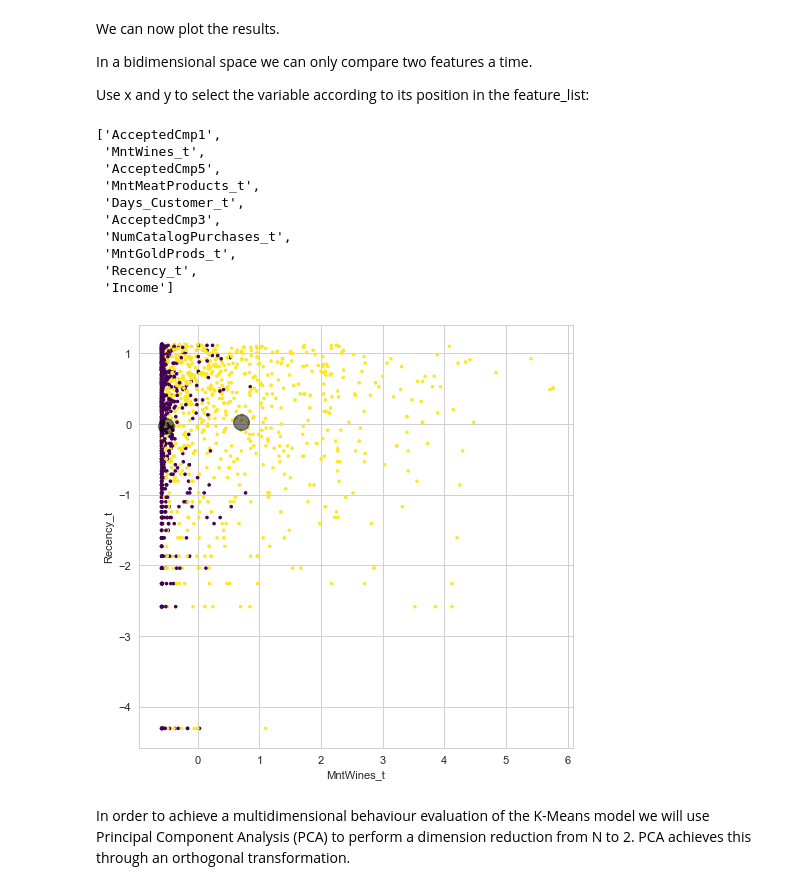
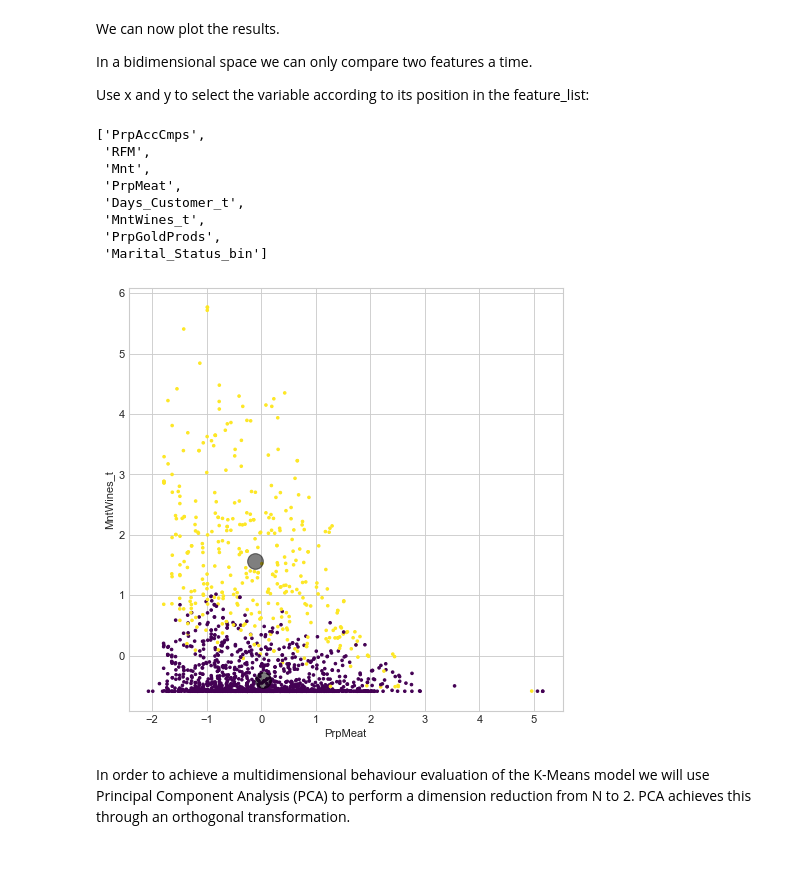
Before and after one commit to RodolfoLSS/machine_learning_classification, a Jupyter notebook: Feature_Exploration.ipynb, the cells around one changed output. Drawn from its saved outputs; the diff is of its cells as text; code cells hidden in the pictures; blank space fills up the shorter version.

```diff
--- a/Feature_Exploration.ipynb
+++ b/Feature_Exploration.ipynb
@@ -338,7 +338,7 @@ Name: std, dtype: float64
 data_.drop(labels=const_lab, axis=1, inplace=True) # Now data_ does not contain zero variance variables.
 
 
-feat_n = list(filter(lambda x: x not in const, feat_n)) # Removing the names of the no varaiance variables
+feat_n = list(filter(lambda x: x not in const_lab, feat_n)) # Removing the names of the no varaiance variables
                                                         # from the list of numerical features.
 # %% [markdown]
 ### 1.3.3 Inputing Missing Values
@@ -1081,3 +1359,8 @@ features_df = data_t[feature_list]
+# %%
+feature_list = ["PrpAccCmps", "RFM", "Mnt", "PrpMeat", "Days_Customer_t",
+                     "MntWines_t", "PrpGoldProds", "Marital_Status_bin"]
+
+features_df = data_t[feature_list]
 # %% [markdown]
 Now we use a Standard Scaler to perform feature scaling on all selected features.
 # %%
@@ -1100,37 +1383,35 @@ Use x and y to select the variable according to its position in the feature_list
 # %%
 feature_list
 # %% [output]
-['AcceptedCmp1',
+['PrpAccCmps',
+ 'RFM',
+ 'Mnt',
+ 'PrpMeat',
+ 'Days_Customer_t',
  'MntWines_t',
- 'AcceptedCmp5',
- 'MntMeatProducts_t',
- 'Days_Customer_t',
- 'AcceptedCmp3',
- 'NumCatalogPurchases_t',
- 'MntGoldProds_t',
- 'Recency_t',
- 'Income']
+ 'PrpGoldProds',
+ 'Marital_Status_bin']
 # %%
 # Plotting the resulting clusters:
 
 plt.figure(num=None, figsize=(7, 7), dpi=80, facecolor='w', edgecolor='k')
 
 
-x = 1 # Select the variable that goes into the X axis in the graph.
-y = 8 # Select the variable that goes into the Y axis in the graph.
+x = 3 # Select the variable that goes into the X axis in the graph.
+y = 5 # Select the variable that goes into the Y axis in the graph.
 plt.scatter(scaled_features_df.iloc[:, x], scaled_features_df.iloc[:, y], c=labels, s=5, cmap='viridis')
 
 
 
 
 centers_cv = kmeans.cluster_centers_
 plt.scatter(centers_cv[:, x], centers_cv[:, y], c='black', s=200, alpha=0.5);
 plt.xlabel(scaled_features_df.columns[x], fontsize=10)
 plt.ylabel(scaled_features_df.columns[y], fontsize=10)
 
 plt.show()
 # %% [output]
-[figure, old version]
+[figure, new version]
 # %% [markdown]
 In order to achieve a multidimensional behaviour evaluation of the K-Means model we will use Principal Component Analysis (PCA) to perform a dimension reduction from N to 2. PCA achieves this through an orthogonal transformation.
 # %%
```
Also changed, not shown: parts of 53 cells of this notebook.
